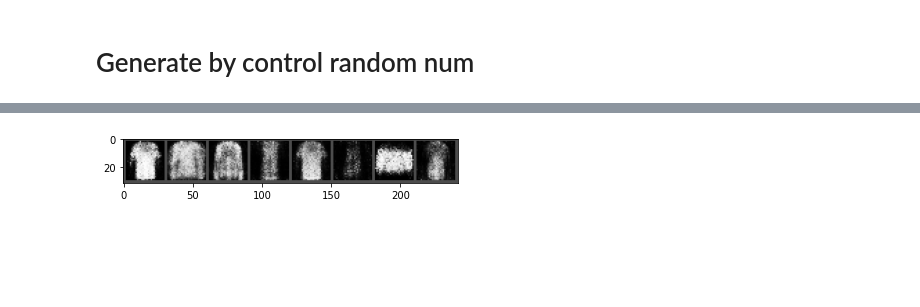
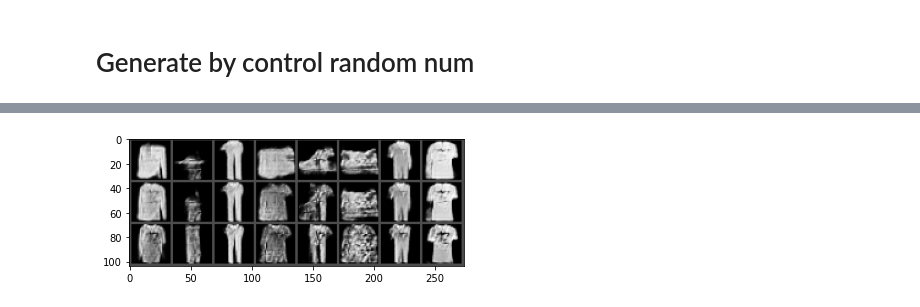
Before and after one commit to Stupid-wangnz/DL, a Jupyter notebook: GAN/GAN.ipynb, the cells around one changed output, grey strips where cells are left out. Saved outputs shown, nothing was run; the diff lists cells and outputs as text; code cells hidden in the pictures; blank space fills up the shorter version.

```diff
--- a/GAN/GAN.ipynb
+++ b/GAN/GAN.ipynb
@@ -28,7 +29,8 @@ def show_imgs(x, new_fig=True):
 # you can change data paths to point to your existing files
 # dataset = torchvision.datasets.MNIST(root='./MNISTdata', ...)
 dataset = torchvision.datasets.FashionMNIST(root='./FashionMNIST/',
-                       transform=transforms.Compose([transforms.ToTensor(),
+                       transform=transforms.Compose([transforms.Resize(32),
+                                                    transforms.ToTensor(),
                                                      transforms.Normalize((0.5,), (0.5,))]),
                        download=True)
 
@@ -91,18 +169,9 @@ In fact for G we use a modified (non-saturing) loss $-\log D(G(z))$. Different m
 # %%
-device = torch.device('cuda') if torch.cuda.is_available() else torch.device('cpu')
-print('Device: ', device)
-
-D = Discriminator().to(device)
-G = Generator().to(device)
-
-print(D)
-print(G)
-
 # Now let's set up the optimizers (Adam, better than SGD for this)
 # optimizerD = torch.optim.SGD(D.parameters(), lr=0.01)
 # optimizerG = torch.optim.SGD(G.parameters(), lr=0.01)
-optimizerD = torch.optim.Adam(D.parameters(), lr=5e-4)
-optimizerG = torch.optim.Adam(G.parameters(), lr=5e-4)
+optimizerD = torch.optim.Adam(D.parameters(), lr=0.0005)
+optimizerG = torch.optim.Adam(G.parameters(), lr=0.0005)
 criterion = nn.BCELoss()
 lab_real = torch.ones(64, 1, device=device)
 lab_fake = torch.zeros(64, 1, device=device)
@@ -112,7 +181,6 @@ collect_x_gen = []
 fixed_noise = torch.randn(64, 100, device=device)
 fig = plt.figure() # keep updating this one
 plt.ion()
-
 
 loss_d = []
 loss_g = []
@@ -124,6 +192,10 @@ pro_g = []
 epochs = 15
 
 for epoch in range(epochs):
+    l_d = 0
+    l_g = 0
+    p_d = 0
+    p_g = 0
     for i, data in enumerate(dataloader, 0):
         # STEP 1: Discriminator optimization step
         x_real, _ = iter(dataloader).next()
@@ -143,6 +215,9 @@ for epoch in range(epochs):
         lossD.backward()
         optimizerD.step()
 
+        l_d += lossD
+        p_d += D_x.mean()
+
         # STEP 2: Generator optimization step
         # reset accumulated gradients from previous iteration
         optimizerG.zero_grad()
@@ -151,6 +226,9 @@ for epoch in range(epochs):
         x_gen = G(z)
         D_G_z = D(x_gen)
         lossG = criterion(D_G_z, lab_real) # -log D(G(z))
+
+        l_g += lossG
+        p_g += D_G_z.mean()
 
         lossG.backward()
         optimizerG.step()
@@ -162,11 +240,11 @@ for epoch in range(epochs):
             print('epoch{}.iter{}/{} last mb D(x)={:.4f} D(G(z))={:.4f}'.format(
                 epoch, i, len(dataloader), D_x.mean().item(), D_G_z.mean().item()))
     # End of epoch
-    pro_d.append(D_x.mean())
-    loss_d.append(lossD)
+    pro_d.append(p_d / len(dataloader))
+    loss_d.append(l_d / len(dataloader))
 
-    pro_g.append(D_G_z.mean())
-    loss_g.append(lossG)
+    pro_g.append(p_g / len(dataloader))
+    loss_g.append(l_g / len(dataloader))
 
     x_gen = G(fixed_noise)
     collect_x_gen.append(x_gen.detach().clone())
@@ -218,8 +355,16 @@ Text(0.5, 1.0, 'Generator loss')
 # %%
-# 8 random pic
 z = torch.randn(8, 100, device=device) # random noise, 8 samples, z_dim=100
+z = z.repeat(3, 1)
+
+for i in range(0, 8):
+    z[i][50] = 0.
+for i in range(8, 16):
+    z[i][50] = 3
+for i in range(16, 24):
+    z[i][50] = 9
+
 x_gen = G(z)
 
 show_imgs(x_gen)
 # %% [output]
-[figure, old version]
+[figure, new version]
```
Also changed, not shown: parts of 6 cells of this notebook, 8 other files.
